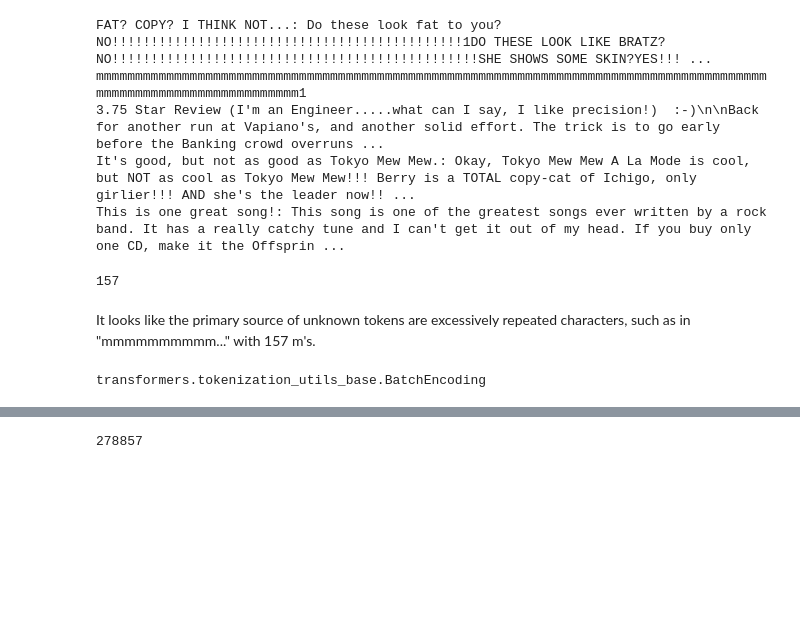
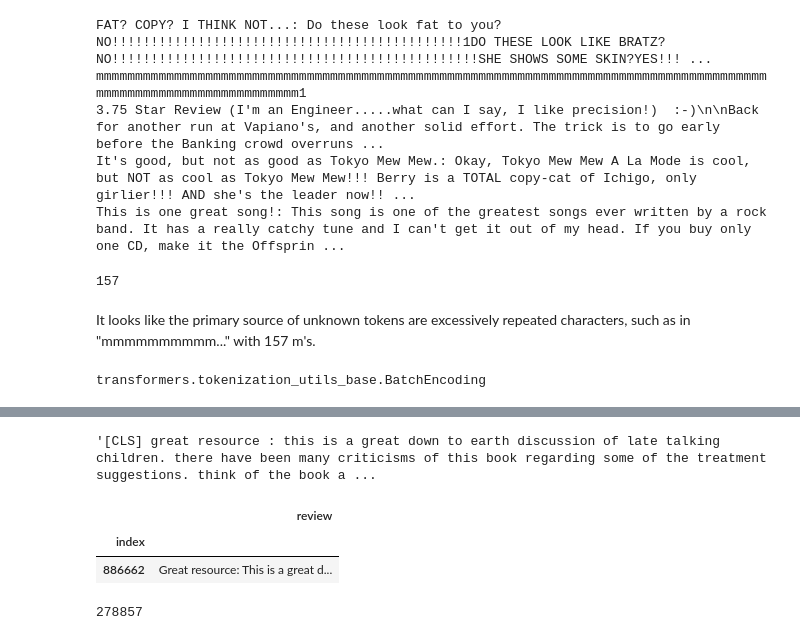
Before and after one commit to MsEM11/BERT_Sentiment, a Jupyter notebook: Notebooks/3_Preprocessing.ipynb, the cells around one changed output, grey strips where cells are left out. Saved outputs shown, nothing was run; the diff lists cells and outputs as text; code cells hidden in the pictures; blank space fills up the shorter version.

```diff
--- a/Notebooks/3_Preprocessing.ipynb
+++ b/Notebooks/3_Preprocessing.ipynb
@@ -30,6 +30,6 @@ from transformers import AutoTokenizer
 import pyarrow as pa
 # %%
 X_train = pd.read_csv('drive/MyDrive/BERT Sentiment/CSVs/X_train_full.csv')
-X_test = pd.read_csv('drive/MyDrive/BERT Sentiment/CSVs/X_test_full.csv')
+#X_test = pd.read_csv('drive/MyDrive/BERT Sentiment/CSVs/X_test_full.csv')
 # %%
 X_train.columns = ['index','review']
@@ -111 +118,12 @@ test_input_ddf.head(5)
+# %%
+# Check that the first shuffled index decodes as expected
+tokenizer.decode(test_input_ddf.loc[test_input_ddf['index']==886662,'input_ids'].compute()[0])
+# %% [output]
+'[CLS] great resource : this is a great down to earth discussion of late talking children. there have been many criticisms of this book regarding some of the treatment suggestions. think of the book a ...
+# %%
+X_test.head(1)
+# %% [output]
+|  | review |
+| index |  |
+| 886662 | Great resource: This is a great d... |
 # %%
```
Also changed, not shown: parts of 14 cells of this notebook.
